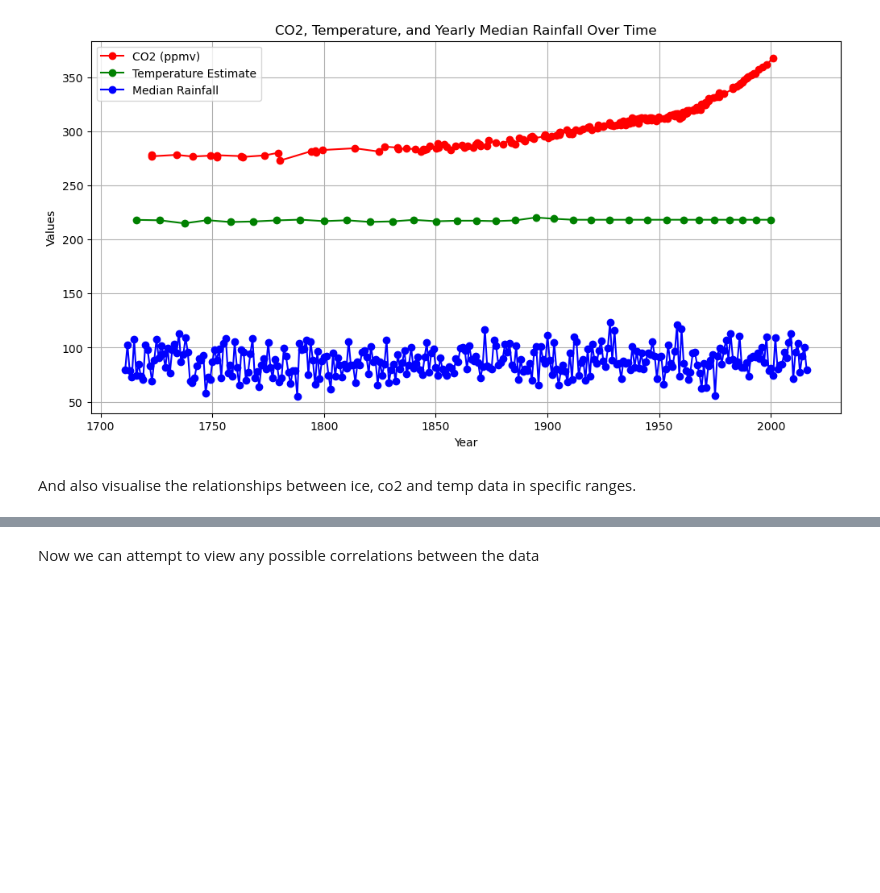
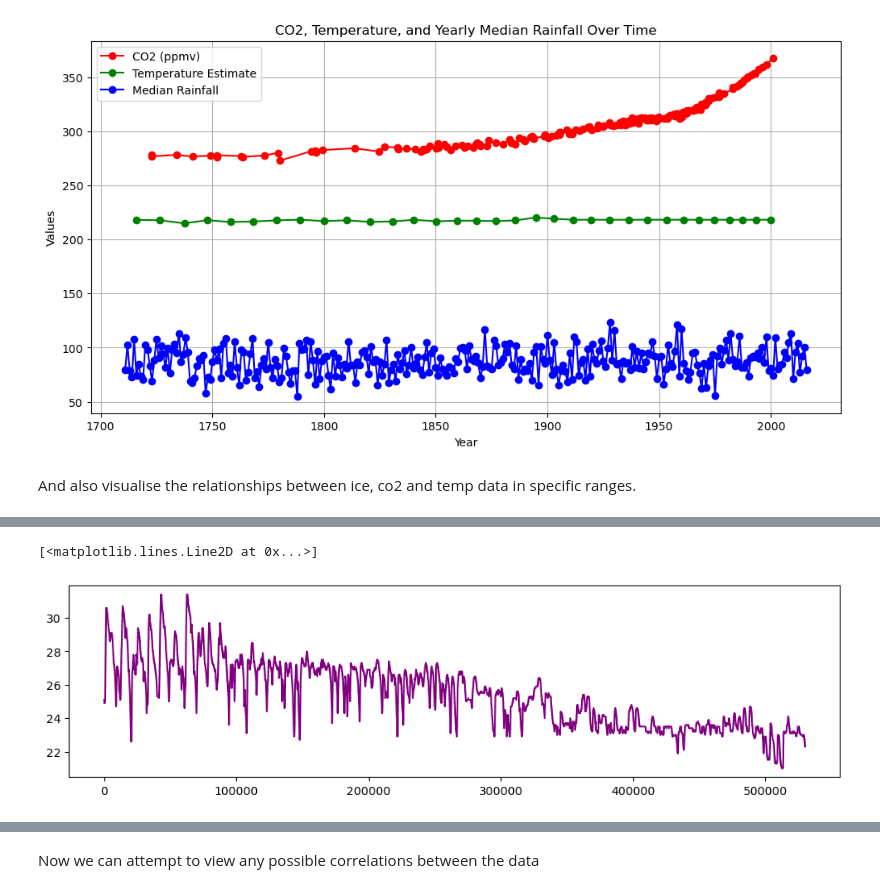
Before and after one commit to nexlanglxm/climate-data-analysis, a Jupyter notebook: project2/project.ipynb, the cells around one changed output, grey strips where cells are left out. Saved outputs shown, nothing was run; the diff lists cells and outputs as text; code cells hidden in the pictures; blank space fills up the shorter version.

```diff
--- a/project2/project.ipynb
+++ b/project2/project.ipynb
@@ -525,0 +540,7 @@ plt.show()
+# %%
+# Plotting ice volume  against year
+plt.figure(figsize=(12,3))
+plt.plot(filtered_ice['Transformed Year'], filtered_ice['AnIS-V'], color='purple', label='Ice Volume')
+# %% [output]
+[<matplotlib.lines.Line2D at 0x...>]
+[figure, added]
```
Also changed, not shown: parts of 4 cells of this notebook.
